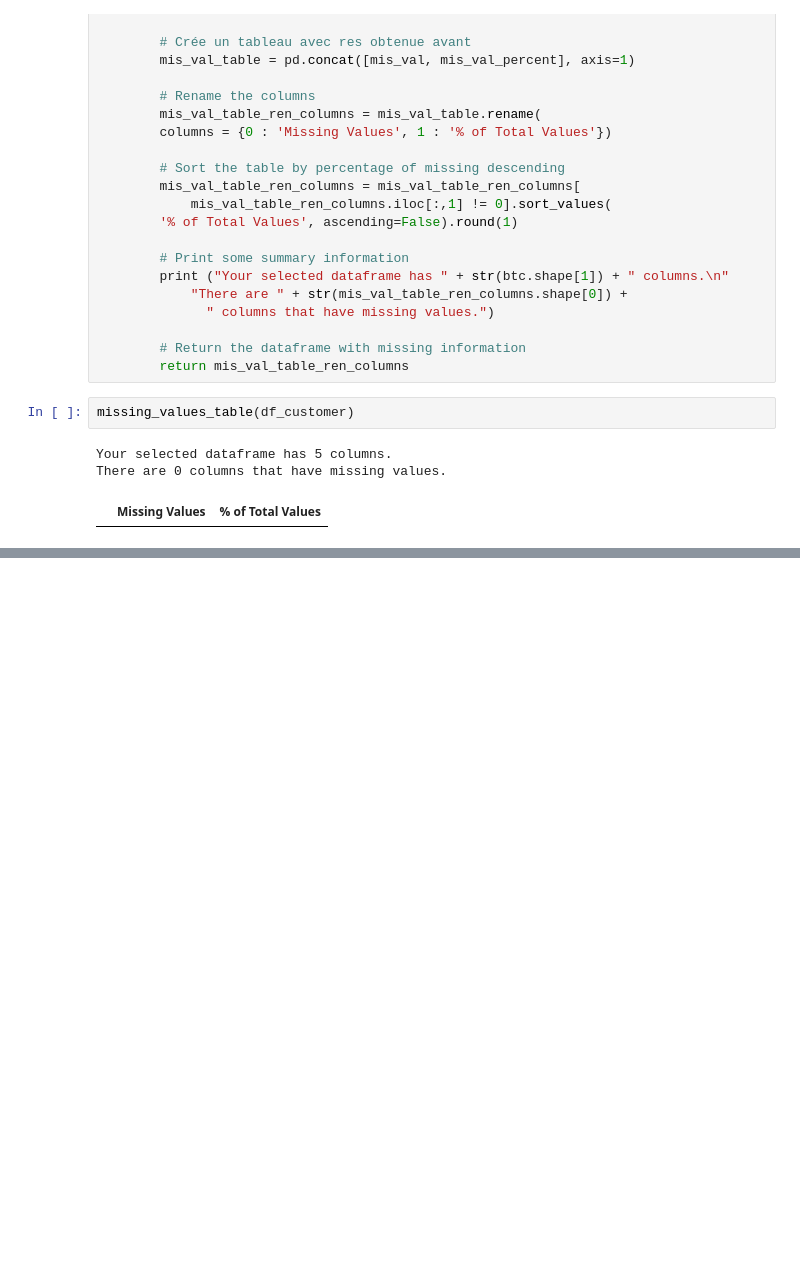
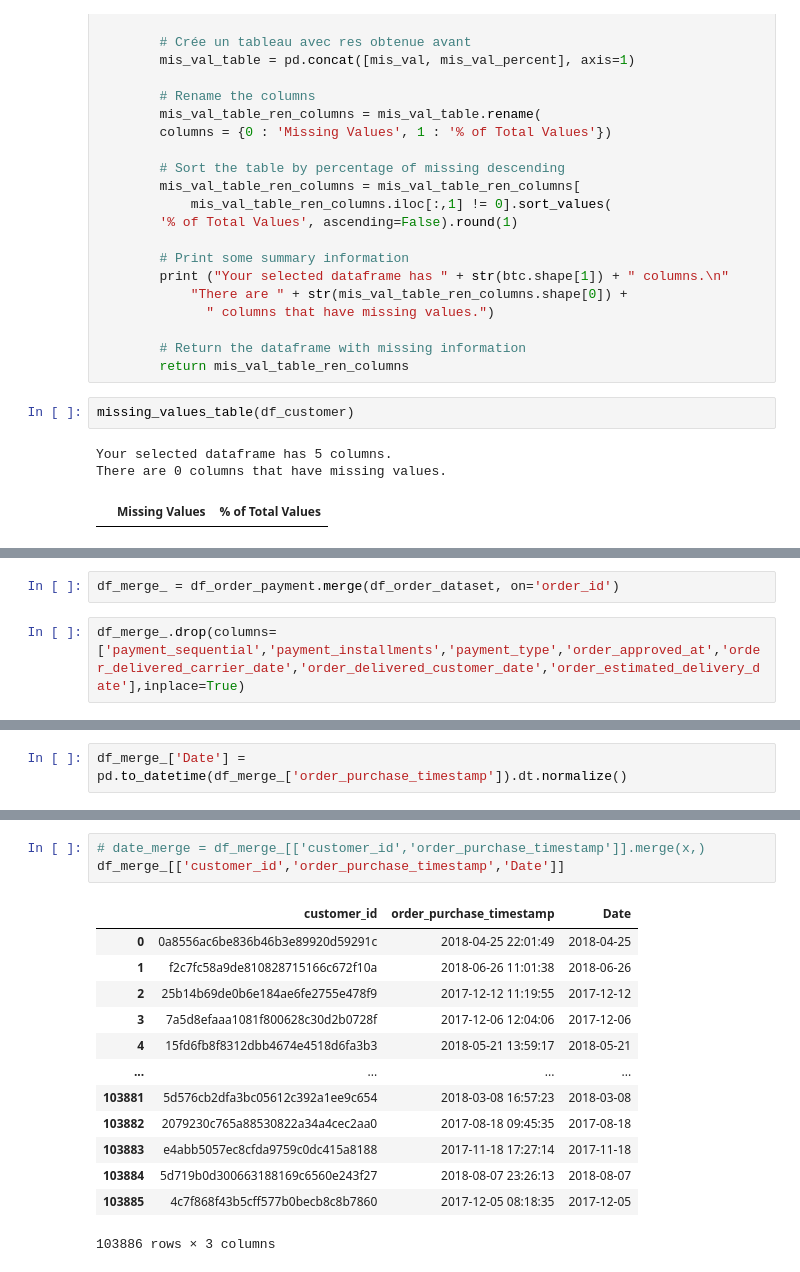
Before and after one commit to SaiaR1523/Olist, a Jupyter notebook: customer_dataset.ipynb, the cells around one changed output, grey strips where cells are left out. Saved outputs shown, nothing was run; the diff lists cells and outputs as text; blank space fills up the shorter version.

```diff
--- a/customer_dataset.ipynb
+++ b/customer_dataset.ipynb
@@ -58,0 +82,4 @@ There are 0 columns that have missing values.
+# %%
+df_merge_ = df_order_payment.merge(df_order_dataset, on='order_id')
+# %%
+df_merge_.drop(columns=['payment_sequential','payment_installments','payment_type','order_approved_at','order_delivered_carrier_date','order_delivered_customer_date','order_estimated_delivery_date'],inplace=True)
@@ -58,0 +102,2 @@ There are 0 columns that have missing values.
+# %%
+df_merge_['Date'] = pd.to_datetime(df_merge_['order_purchase_timestamp']).dt.normalize()
@@ -58,0 +121,17 @@ There are 0 columns that have missing values.
+# %%
+# date_merge = df_merge_[['customer_id','order_purchase_timestamp']].merge(x,)
+df_merge_[['customer_id','order_purchase_timestamp','Date']]
+# %% [output]
+|  | customer_id | order_purchase_timestamp | Date |
+| 0 | 0a8556ac6be836b46b3e89920d59291c | 2018-04-25 22:01:49 | 2018-04-25 |
+| 1 | f2c7fc58a9de810828715166c672f10a | 2018-06-26 11:01:38 | 2018-06-26 |
+| 2 | 25b14b69de0b6e184ae6fe2755e478f9 | 2017-12-12 11:19:55 | 2017-12-12 |
+| 3 | 7a5d8efaaa1081f800628c30d2b0728f | 2017-12-06 12:04:06 | 2017-12-06 |
+| 4 | 15fd6fb8f8312dbb4674e4518d6fa3b3 | 2018-05-21 13:59:17 | 2018-05-21 |
+| ... | ... | ... | ... |
+| 103881 | 5d576cb2dfa3bc05612c392a1ee9c654 | 2018-03-08 16:57:23 | 2018-03-08 |
+| 103882 | 2079230c765a88530822a34a4cec2aa0 | 2017-08-18 09:45:35 | 2017-08-18 |
+| 103883 | e4abb5057ec8cfda9759c0dc415a8188 | 2017-11-18 17:27:14 | 2017-11-18 |
+| 103884 | 5d719b0d300663188169c6560e243f27 | 2018-08-07 23:26:13 | 2018-08-07 |
+| 103885 | 4c7f868f43b5cff577b0becb8c8b7860 | 2017-12-05 08:18:35 | 2017-12-05 |
+103886 rows × 3 columns
```
Also changed, not shown: parts of 7 cells of this notebook.
